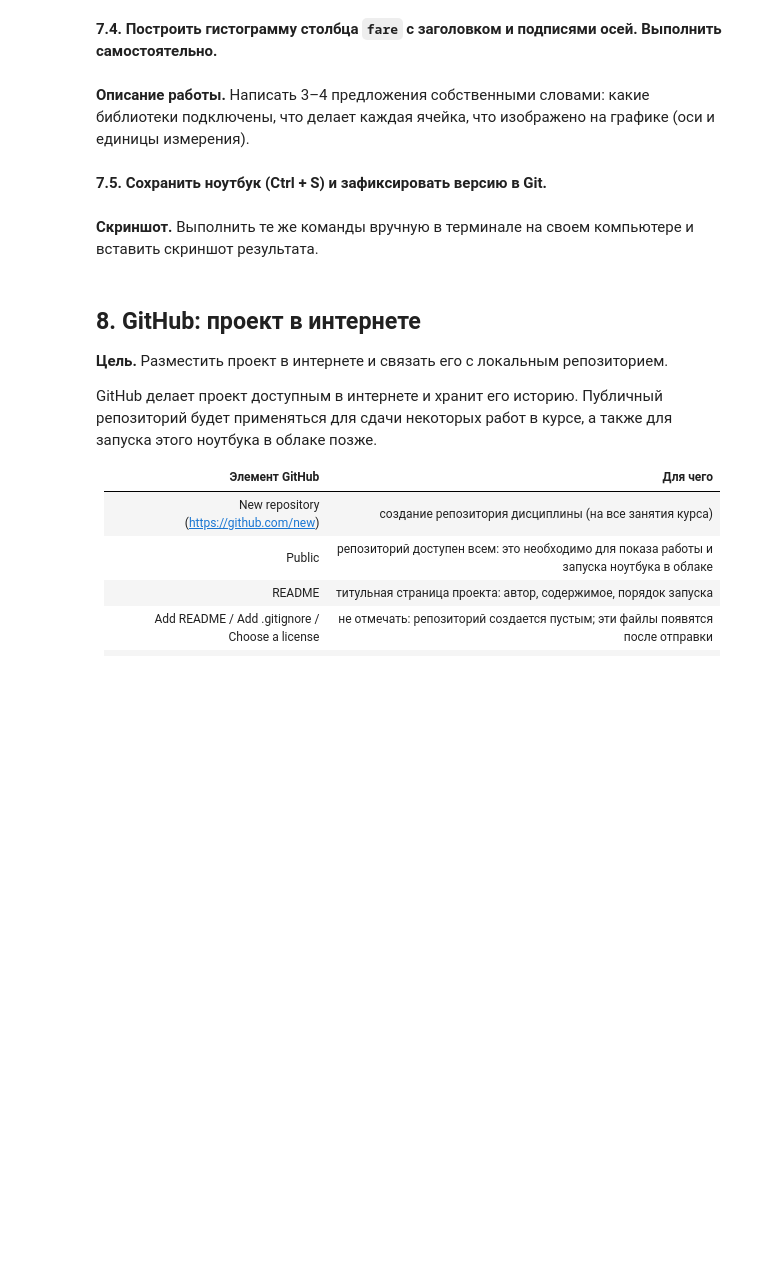
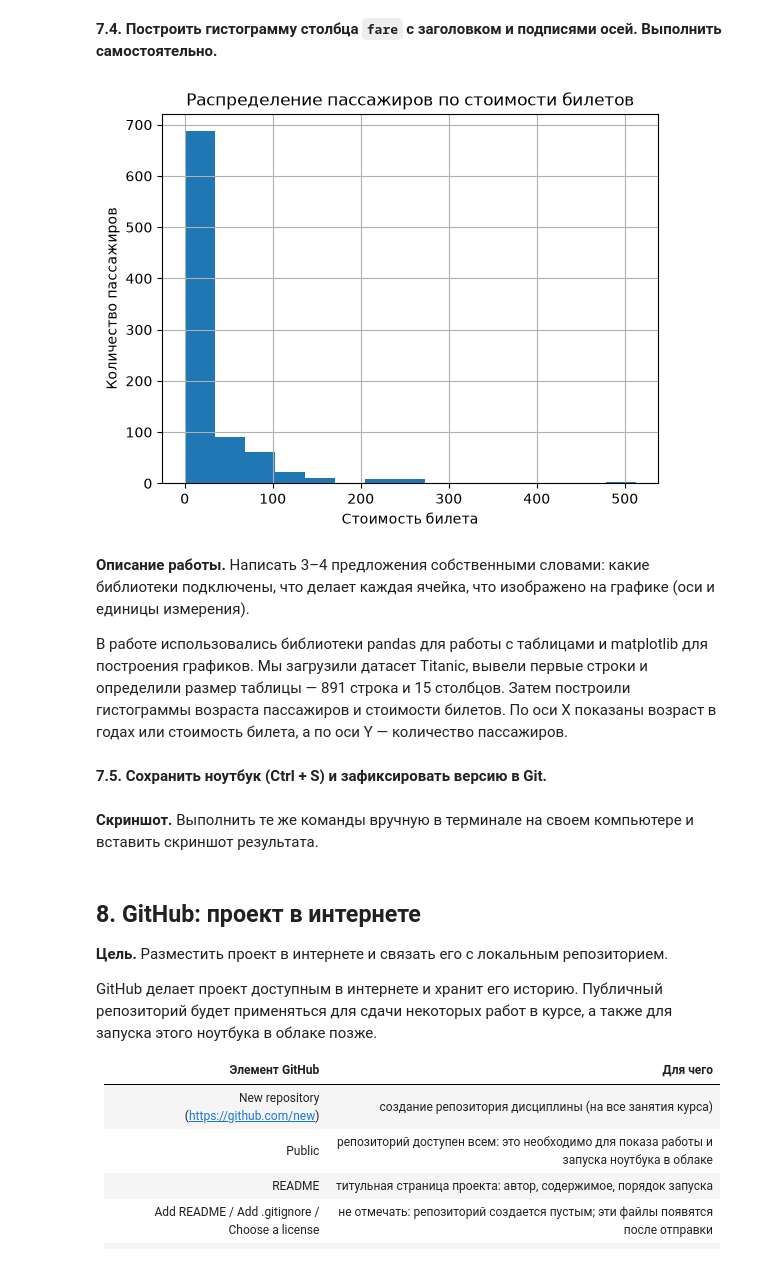
Before and after one commit to Taras156/introduction-to-ai, a Jupyter notebook: lab1/notebooks/lab1.ipynb, the cells around one changed output. Cells and saved outputs as stored; diff of their text form; code cells hidden in the pictures; blank space fills up the shorter version.

```diff
--- a/lab1/notebooks/lab1.ipynb
+++ b/lab1/notebooks/lab1.ipynb
@@ -747,8 +853,18 @@ print()
 **7.4. Построить гистограмму столбца `fare` с заголовком и подписями осей. Выполнить самостоятельно.**
 # %%
 # Самостоятельно: построить гистограмму столбца fare с заголовком и подписями осей
+
+df["fare"].hist(bins=15)
+plt.title("Распределение пассажиров по стоимости билетов")
+plt.xlabel("Стоимость билета")
+plt.ylabel("Количество пассажиров")
+plt.show()
+# %% [output]
+[figure, added]
 # %% [markdown]
 **Описание работы.** Написать 3–4 предложения собственными словами: какие библиотеки подключены, что делает каждая ячейка, что изображено на графике (оси и единицы измерения).
+
+В работе использовались библиотеки pandas для работы с таблицами и matplotlib для построения графиков. Мы загрузили датасет Titanic, вывели первые строки и определили размер таблицы — 891 строка и 15 столбцов. Затем построили гистограммы возраста пассажиров и стоимости билетов. По оси X показаны возраст в годах или стоимость билета, а по оси Y — количество пассажиров.
 # %% [markdown]
 **7.5. Сохранить ноутбук (Ctrl + S) и зафиксировать версию в Git.**
 # %%
```
Also changed, not shown: parts of 30 cells of this notebook, 1 other file.
